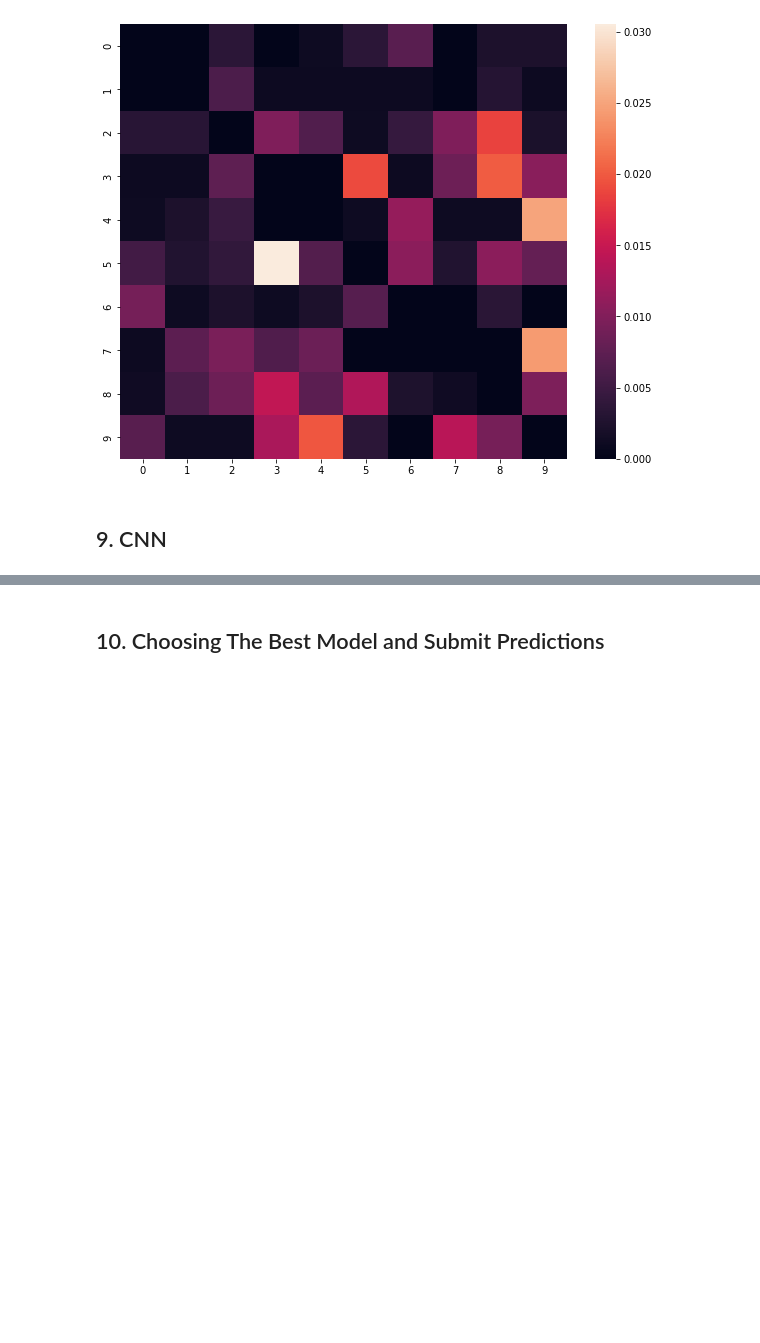
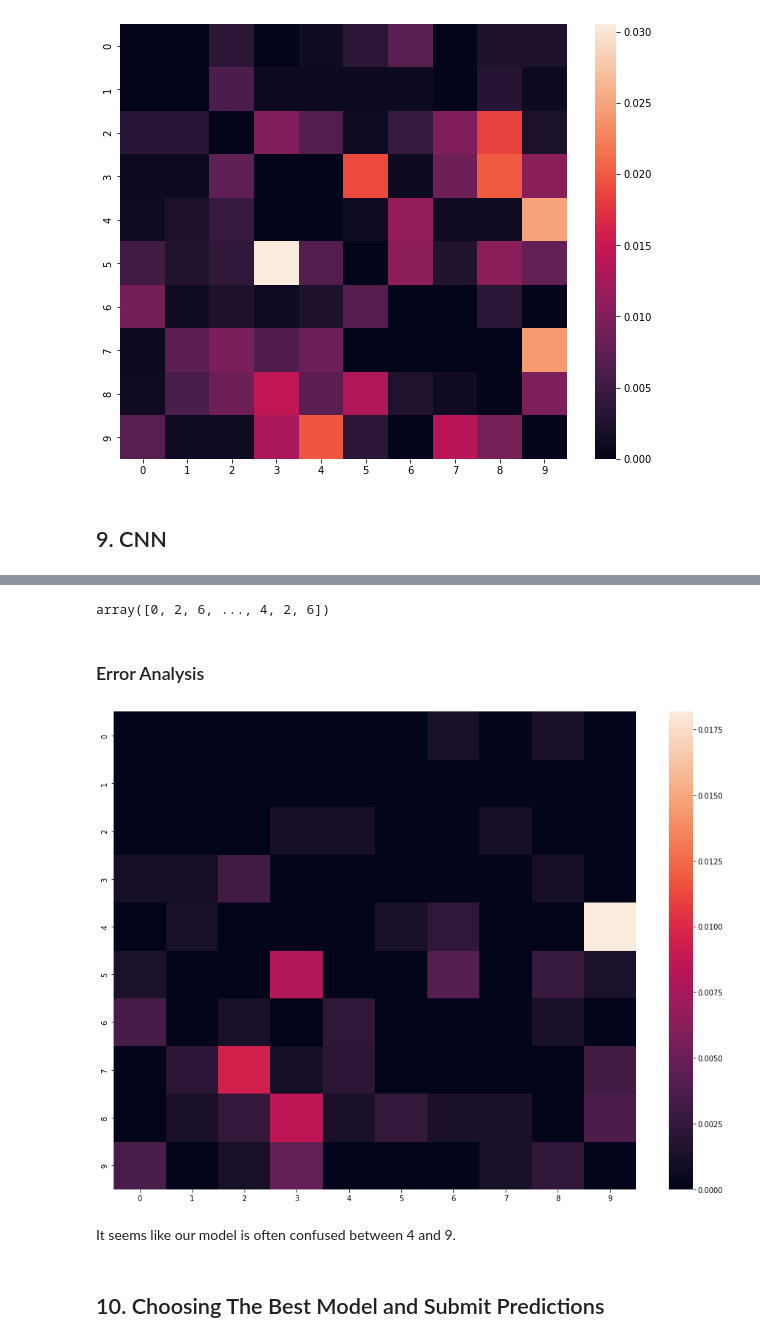
Before and after one commit to LOVEPREET-RIAR/Digit_Recoginizer, a Jupyter notebook: Digit Recognizer.ipynb, the cells around one changed output, grey strips where cells are left out. Cells and saved outputs as stored; diff of their text form; code cells hidden in the pictures; blank space fills up the shorter version.

```diff
--- a/Digit Recognizer.ipynb
+++ b/Digit Recognizer.ipynb
@@ -424,29 +424,41 @@ y = data['label']
 X = np.array(X).reshape(X.shape[0],28,28)
 
 # split the entire dataset into training and test sets
+from sklearn.model_selection import train_test_split
 X_train, X_test, y_train, y_test = train_test_split(X, y, test_size=0.3, random_state=42)
+X_val, X_test, y_val, y_test = train_test_split(X_test, y_test, test_size=0.3, random_state=42)
 # %%
 # Lets build the model first
 model = keras.models.Sequential([
-    keras.layers.Conv2D(filters=400, kernel_size=(3,3), activation="relu", padding="same", input_shape=(28,28,1)),
+    keras.layers.Conv2D(filters=64, kernel_size=(3,3), activation="relu", padding="same", input_shape=(28,28,1)),
     keras.layers.MaxPooling2D(pool_size=(3,3), strides=(3,3), padding="same"),
+    keras.layers.Normalization(),
     keras.layers.Dropout(0.2),
+
+    keras.layers.Conv2D(filters=128, kernel_size=(3,3), activation="relu", padding="same"),
+    keras.layers.MaxPooling2D(pool_size=(3,3), strides=(3,3), padding="same"),
     keras.layers.Normalization(),
+    keras.layers.Dropout(0.2),
 
-    keras.layers.Conv2D(filters=200, kernel_size=(3,3), activation="relu", padding="same"),
+    keras.layers.Conv2D(filters=256, kernel_size=(3,3), activation="relu", padding="same"),
     keras.layers.MaxPooling2D(pool_size=(3,3), strides=(3,3), padding="same"),
+    keras.layers.Normalization(),
     keras.layers.Dropout(0.2),
+
+    keras.layers.Conv2D(filters=512, kernel_size=(3,3), activation="relu", padding="same"),
+    keras.layers.MaxPooling2D(pool_size=(3,3), strides=(3,3), padding="same"),
     keras.layers.Normalization(),
+    keras.layers.Dropout(0.2),
 
-    keras.layers.Conv2D(filters=100, kernel_size=(3,3), activation="relu", padding="same"),
+    keras.layers.Conv2D(filters=784, kernel_size=(3,3), activation="relu", padding="same"),
     keras.layers.MaxPooling2D(pool_size=(3,3), strides=(3,3), padding="same"),
+    keras.layers.Normalization(),
     keras.layers.Dropout(0.2),
-    keras.layers.Normalization(),
 
     keras.layers.Flatten(),
-    keras.layers.Dense(784, activation="relu"),
+    keras.layers.Dense(256, activation="relu"),
+    keras.layers.Normalization(),
     keras.layers.Dropout(0.1),
-    keras.layers.Normalization(),
 
     keras.layers.Dense(10, activation="softmax"),
 ])
@@ -478,6 +490,6 @@ model.compile(optimizer=keras.optimizers.Adam(learning_rate=0.0001),
 # %%
 my_callbacks = [keras.callbacks.EarlyStopping(patience=3)]
 
-model.fit(X_train, y_train, validation_split=0.2, epochs=100, verbose=1, callbacks=my_callbacks)
+model.fit(X_train, y_train, validation_data=(X_val, y_val), epochs=100, verbose=1, callbacks=my_callbacks)
 # %% [output]
 Epoch 1/100
@@ -506,3 +521,25 @@ model.evaluate(X_test, y_test)
+# %%
+val_predictions = np.argmax(model.predict(X_val), axis=1)
+val_predictions
+# %% [output]
+array([0, 2, 6, ..., 4, 2, 6])
+# %% [markdown]
+### Error Analysis
+# %%
+from sklearn.metrics import confusion_matrix
+import seaborn as sns
+
+cm = confusion_matrix(y_val, val_predictions)
+norm_cm = cm/cm.sum(axis=1, keepdims=True)
+np.fill_diagonal(norm_cm, 0)
+
+plt.figure(figsize=(16,12))
+sns.heatmap(norm_cm)
+plt.show()
+# %% [output]
+[figure, added]
+# %% [markdown]
+It seems like our model is often confused between 4 and 9.
 # %% [markdown]
 ## 10. Choosing The Best Model and Submit Predictions
 # %% [markdown]
```
Also changed, not shown: parts of 6 cells of this notebook, 1 other file.
